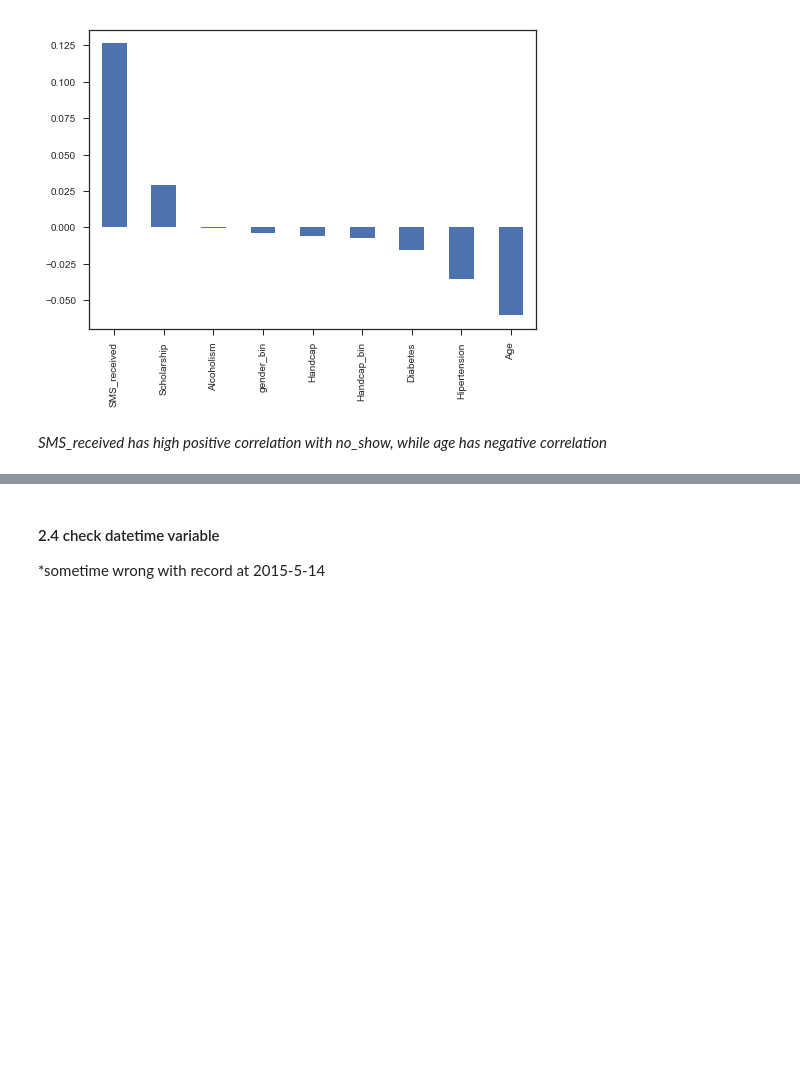
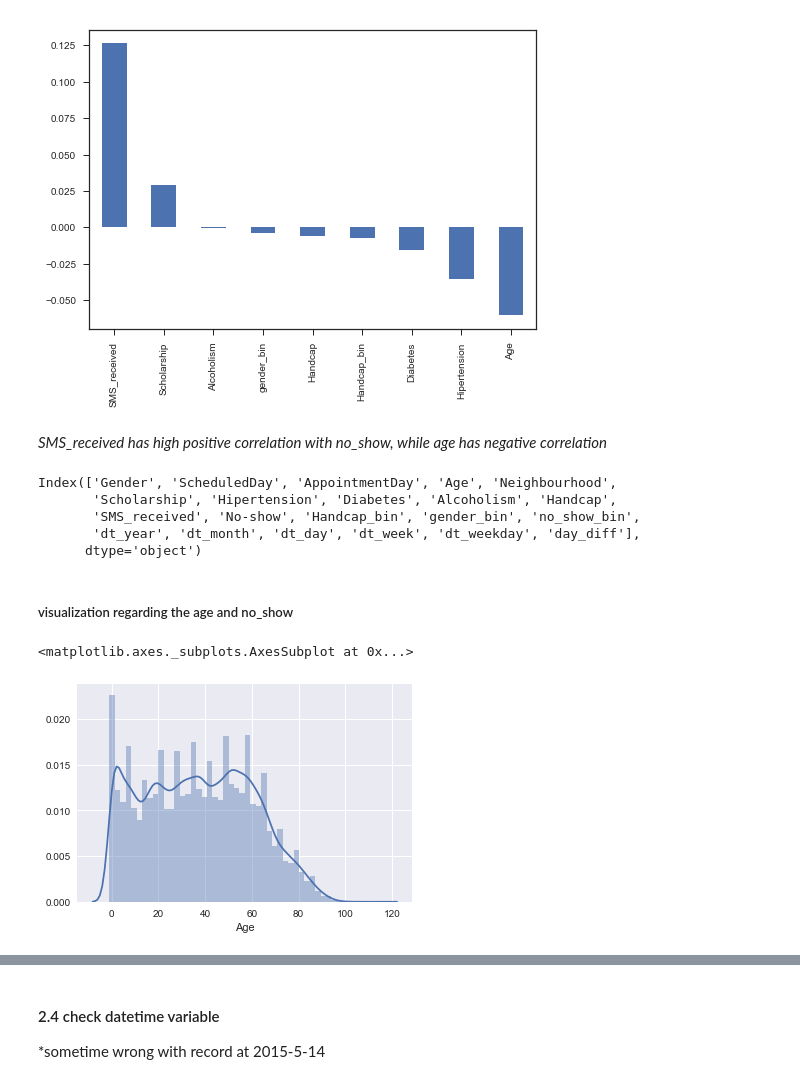
Before and after one commit to wanggene/research, a Jupyter notebook: P06_MedicalAppointment/PML_03_Medical_Appointment.ipynb, the cells around one changed output, grey strips where cells are left out. Cells and saved outputs as stored; diff of their text form; code cells hidden in the pictures; blank space fills up the shorter version.

```diff
--- a/P06_MedicalAppointment/PML_03_Medical_Appointment.ipynb
+++ b/P06_MedicalAppointment/PML_03_Medical_Appointment.ipynb
@@ -217,3 +217,19 @@ appoint.corr().no_show_bin.sort_values(ascending=False)[1:].plot(kind='bar')
 [figure]
 # %% [markdown]
 *SMS_received has high positive correlation with no_show, while age has negative correlation*
+# %%
+appoint.columns
+# %% [output]
+Index(['Gender', 'ScheduledDay', 'AppointmentDay', 'Age', 'Neighbourhood',
+       'Scholarship', 'Hipertension', 'Diabetes', 'Alcoholism', 'Handcap',
+       'SMS_received', 'No-show', 'Handcap_bin', 'gender_bin', 'no_show_bin',
+       'dt_year', 'dt_month', 'dt_day', 'dt_week', 'dt_weekday', 'day_diff'],
+      dtype='object')
+# %% [markdown]
+##### visualization regarding the age and no_show
+# %%
+#sns.kdeplot(appoint.Age, shade=True)
+sns.distplot(appoint.Age)
+# %% [output]
+<matplotlib.axes._subplots.AxesSubplot at 0x...>
+[figure, added]
```
Also changed, not shown: parts of 16 cells of this notebook.
